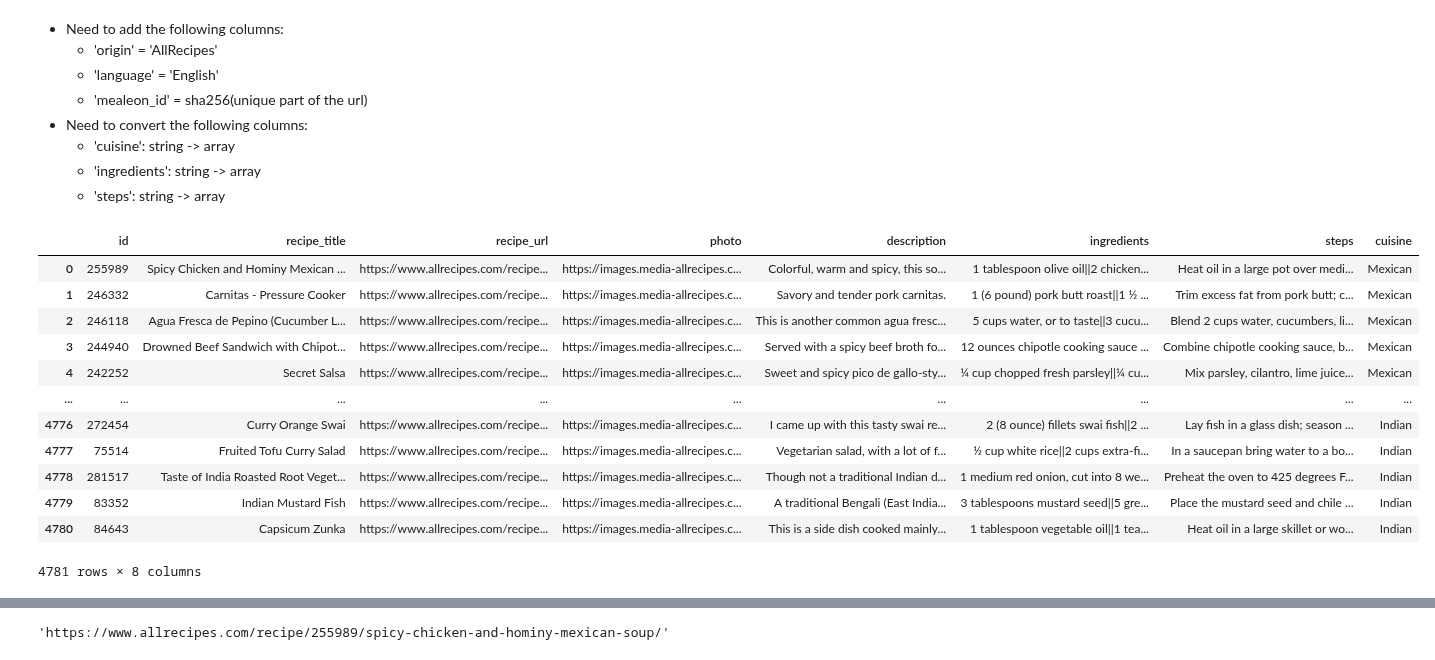
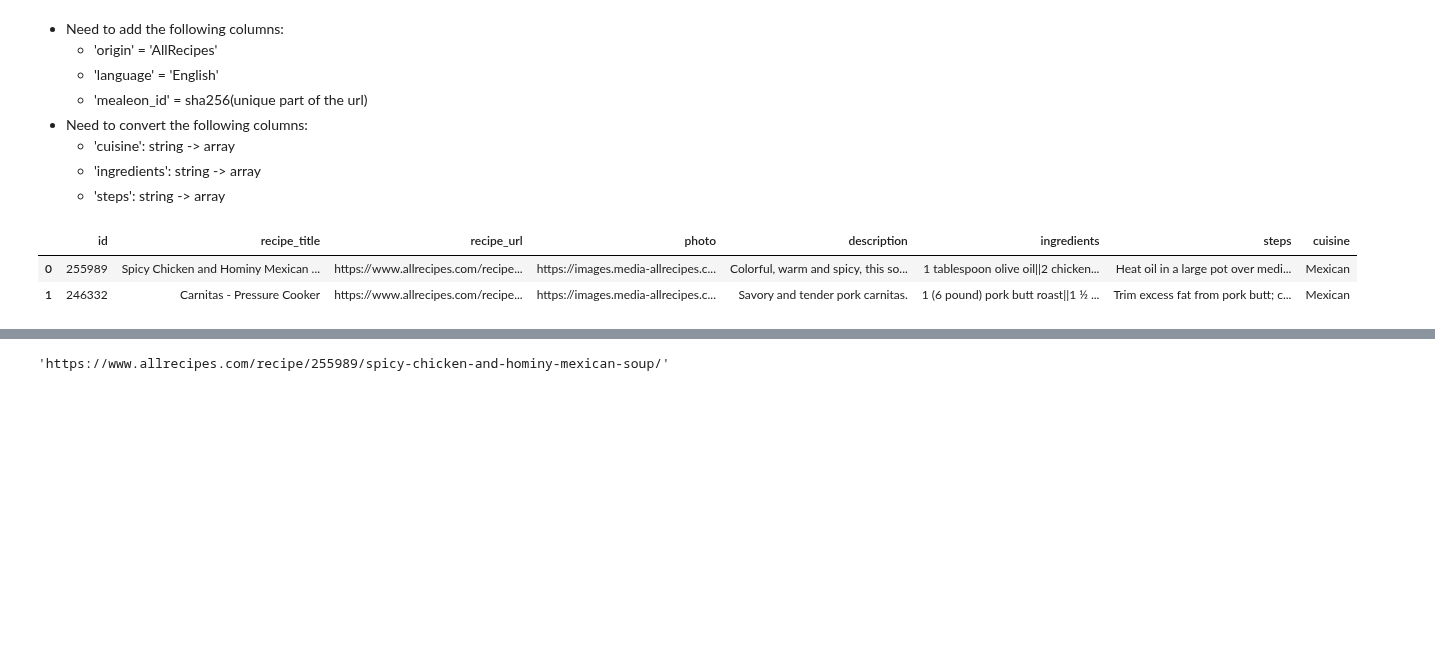
Before and after one commit to AaronWChen/MeaLeon, a Jupyter notebook: nbs/21_convert_epicurious_to_sql.ipynb, the cells around one changed output, grey strips where cells are left out. Saved outputs shown, nothing was run; the diff lists cells and outputs as text; code cells hidden in the pictures; blank space fills up the shorter version.

```diff
--- a/nbs/21_convert_epicurious_to_sql.ipynb
+++ b/nbs/21_convert_epicurious_to_sql.ipynb
@@ -16,10 +16,14 @@ from hashlib import sha256
 import json
 import pandas as pd
 from sqlalchemy import create_engine
+from sqlalchemy.types import ARRAY, String
 # from pydantic import BaseModel
 # import vespa
 # import requests
+from typing import List
 from urllib.parse import urlparse
+
+pd.options.display.max_colwidth = None
 # %% [markdown]
 ## Notes
 For current MySQL database on NAS
@@ -52,30 +56,20 @@ host = "10.0.0.218"
 # %%
 # connect to MySQL
 
 engine = create_engine(f"mysql+pymysql://{user}:{password}@{host}/scraped_recipes?charset=utf8")
 
 with engine.begin() as connection:
     df = pd.read_sql_table(
         table_name='all_recipes_world_cuisines',
         con=connection,
-        columns=['id', 'recipe_title', 'recipe_url', 'photo', 'description', 'ingredients', 'steps', 'cuisine']
+        columns=['id', 'recipe_title', 'recipe_url', 'photo', 'description', 'ingredients', 'steps', 'cuisine'],
     )
 
-df
+df.head(2)
 # %% [output]
 |  | id | recipe_title | recipe_url | photo | description | ingredients | steps | cuisine |
 | 0 | 255989 | Spicy Chicken and Hominy Mexican ... | https://www.allrecipes.com/recipe... | https://images.media-allrecipes.c... | Colorful, warm and spicy, this so... | 1 tablespoon olive oil||2 chicken... | Heat oil in a large pot over medi... | Mexican |
 | 1 | 246332 | Carnitas - Pressure Cooker | https://www.allrecipes.com/recipe... | https://images.media-allrecipes.c... | Savory and tender pork carnitas. | 1 (6 pound) pork butt roast||1 ½ ... | Trim excess fat from pork butt; c... | Mexican |
-| 2 | 246118 | Agua Fresca de Pepino (Cucumber L... | https://www.allrecipes.com/recipe... | https://images.media-allrecipes.c... | This is another common agua fresc... | 5 cups water, or to taste||3 cucu... | Blend 2 cups water, cucumbers, li... | Mexican |
-| 3 | 244940 | Drowned Beef Sandwich with Chipot... | https://www.allrecipes.com/recipe... | https://images.media-allrecipes.c... | Served with a spicy beef broth fo... | 12 ounces chipotle cooking sauce ... | Combine chipotle cooking sauce, b... | Mexican |
-| 4 | 242252 | Secret Salsa | https://www.allrecipes.com/recipe... | https://images.media-allrecipes.c... | Sweet and spicy pico de gallo-sty... | ¼ cup chopped fresh parsley||¼ cu... | Mix parsley, cilantro, lime juice... | Mexican |
-| ... | ... | ... | ... | ... | ... | ... | ... | ... |
-| 4776 | 272454 | Curry Orange Swai | https://www.allrecipes.com/recipe... | https://images.media-allrecipes.c... | I came up with this tasty swai re... | 2 (8 ounce) fillets swai fish||2 ... | Lay fish in a glass dish; season ... | Indian |
-| 4777 | 75514 | Fruited Tofu Curry Salad | https://www.allrecipes.com/recipe... | https://images.media-allrecipes.c... | Vegetarian salad, with a lot of f... | ½ cup white rice||2 cups extra-fi... | In a saucepan bring water to a bo... | Indian |
-| 4778 | 281517 | Taste of India Roasted Root Veget... | https://www.allrecipes.com/recipe... | https://images.media-allrecipes.c... | Though not a traditional Indian d... | 1 medium red onion, cut into 8 we... | Preheat the oven to 425 degrees F... | Indian |
-| 4779 | 83352 | Indian Mustard Fish | https://www.allrecipes.com/recipe... | https://images.media-allrecipes.c... | A traditional Bengali (East India... | 3 tablespoons mustard seed||5 gre... | Place the mustard seed and chile ... | Indian |
-| 4780 | 84643 | Capsicum Zunka | https://www.allrecipes.com/recipe... | https://images.media-allrecipes.c... | This is a side dish cooked mainly... | 1 tablespoon vegetable oil||1 tea... | Heat oil in a large skillet or wo... | Indian |
-4781 rows × 8 columns
 # %%
 df.rename(columns={
             'id': 'source_id',
```
Also changed, not shown: parts of 16 cells of this notebook, 4 other files.
